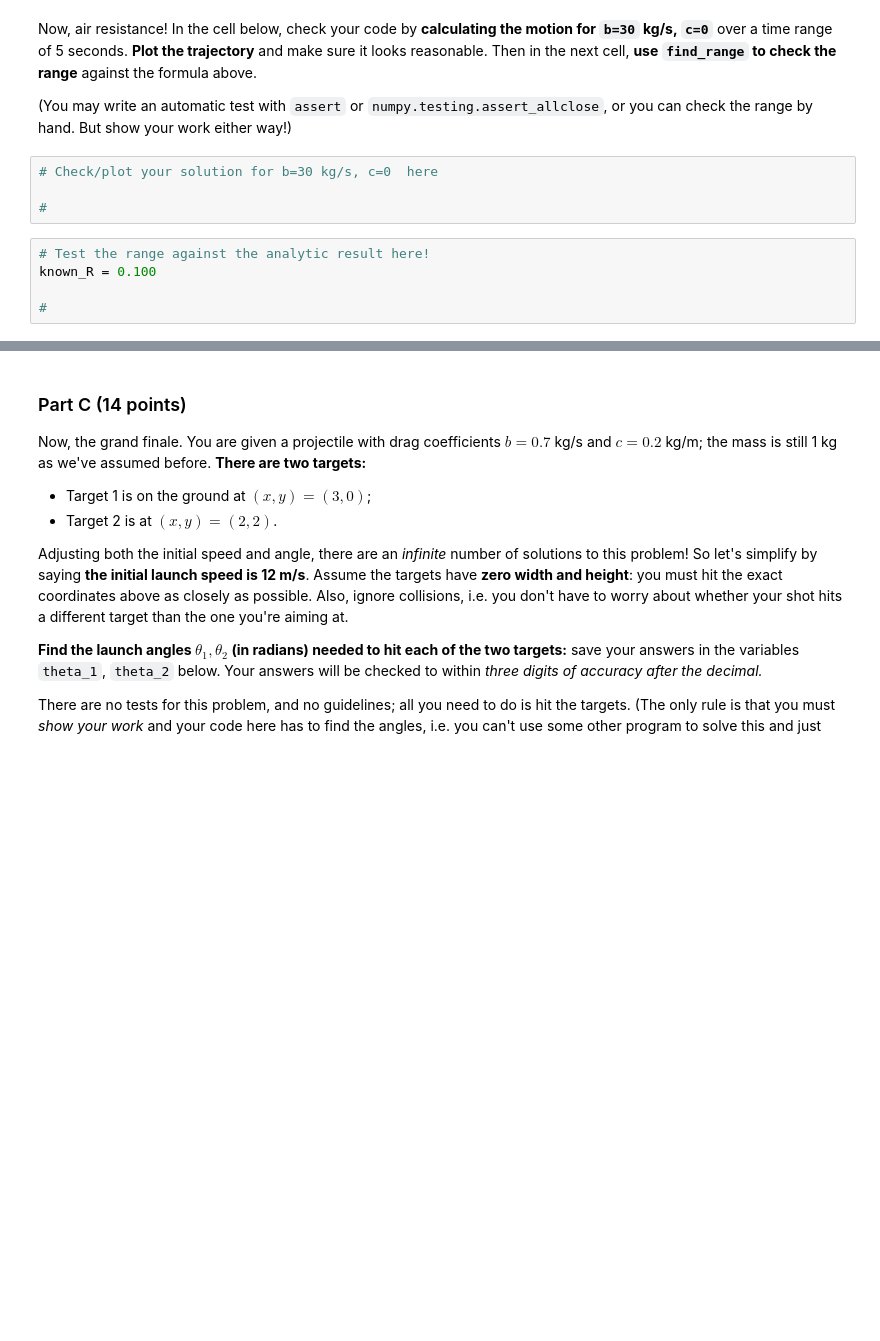
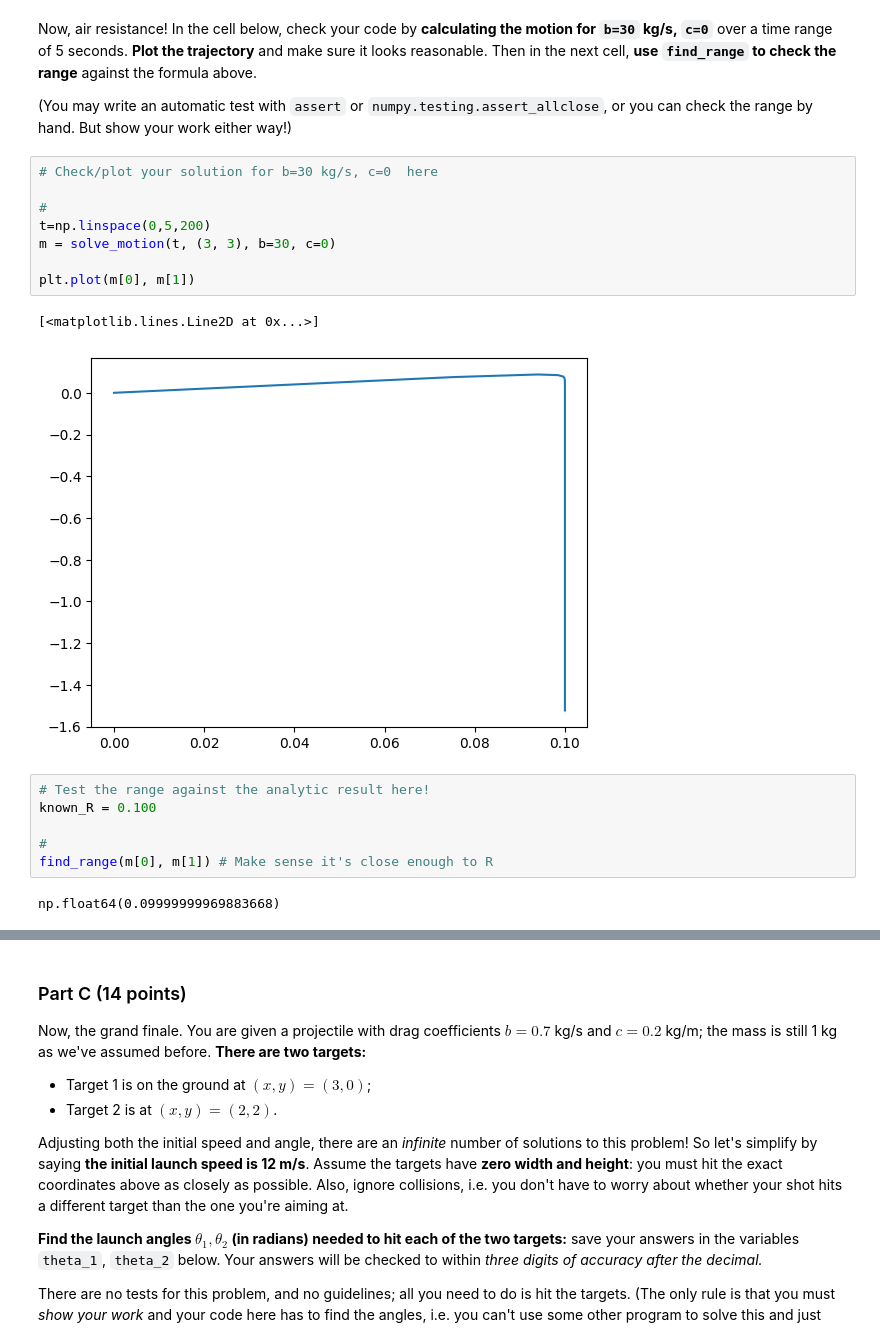
Before and after one commit to mohammeddevOG/PHYS2600, a Jupyter notebook: homework/hw08/hw08.ipynb, the cells around one changed output, grey strips where cells are left out. Drawn from its saved outputs; the diff is of its cells as text; blank space fills up the shorter version.

```diff
--- a/homework/hw08/hw08.ipynb
+++ b/homework/hw08/hw08.ipynb
@@ -190,12 +227,22 @@ Now, air resistance!  In the cell below, check your code by __calculating the mo
 # %%
 # Check/plot your solution for b=30 kg/s, c=0  here
 
 #
+t=np.linspace(0,5,200)
+m = solve_motion(t, (3, 3), b=30, c=0)
+
+plt.plot(m[0], m[1])
+# %% [output]
+[<matplotlib.lines.Line2D at 0x...>]
+[figure, added]
 # %%
 # Test the range against the analytic result here!
 known_R = 0.100
 
 #
+find_range(m[0], m[1]) # Make sense it's close enough to R
+# %% [output]
+np.float64(0.09999999969883668)
 # %%
 # testing cell
 import numpy.testing as npt
```
Also changed, not shown: parts of 7 cells of this notebook.
